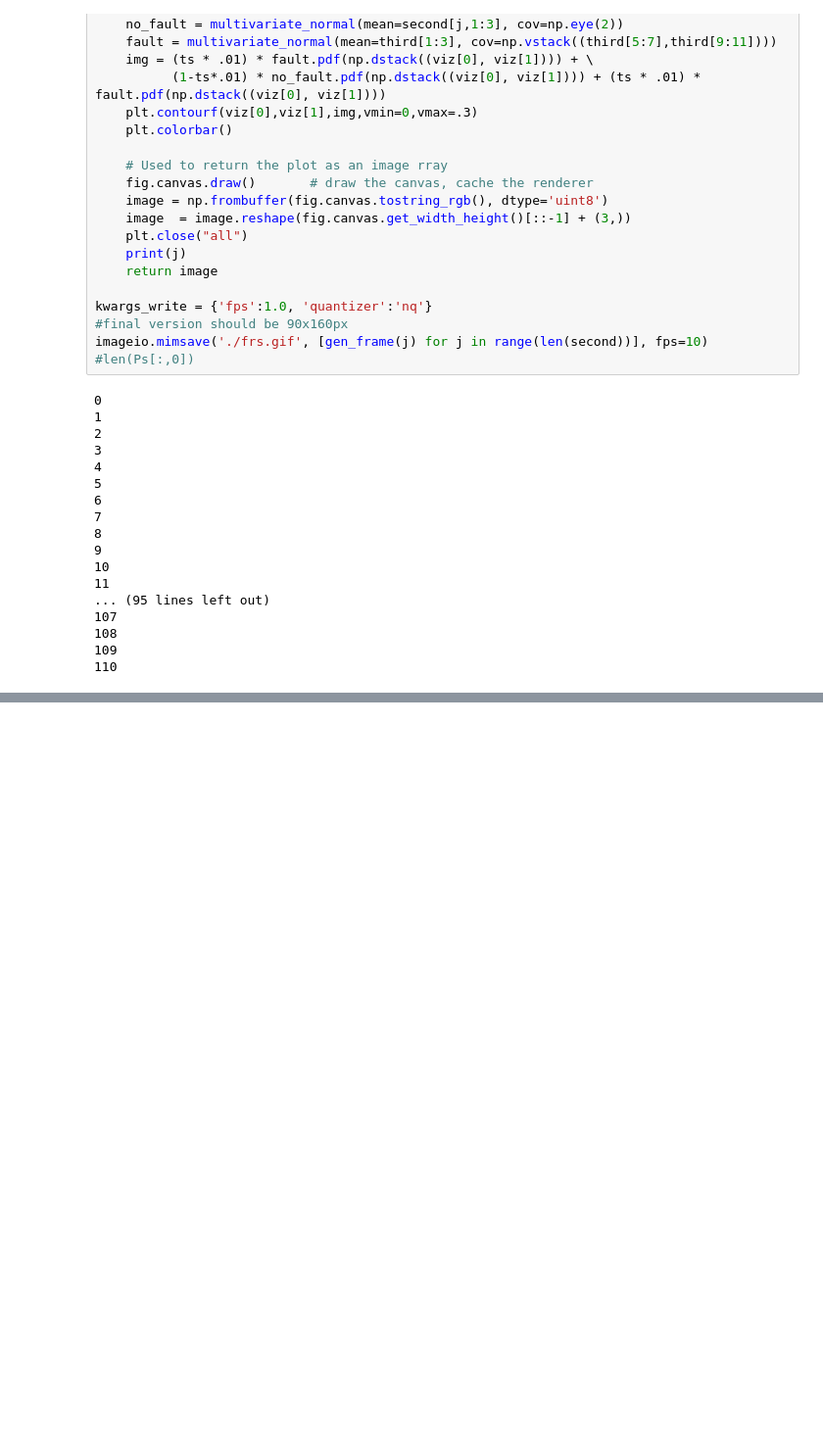
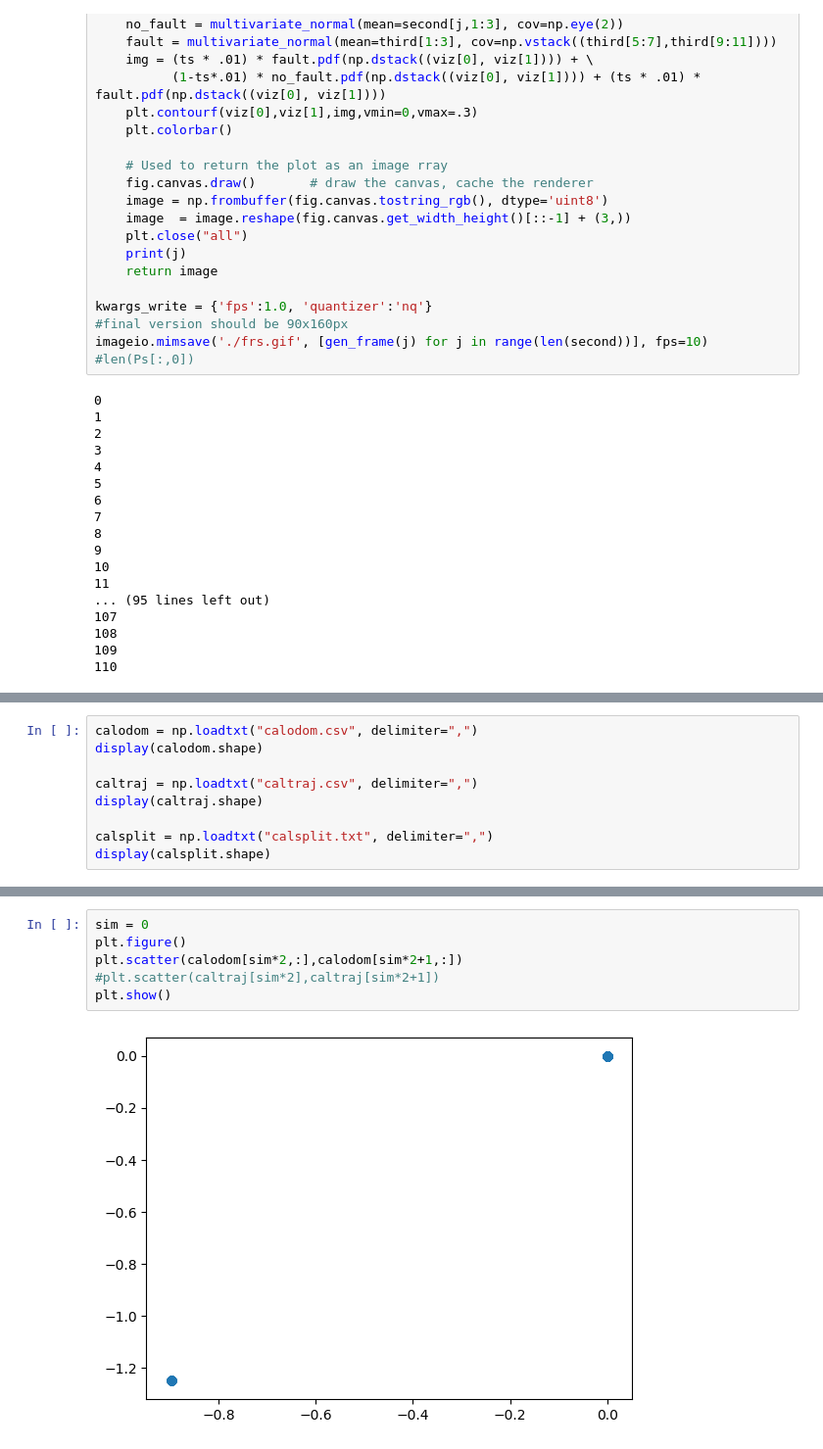
Before and after one commit to Stanford-NavLab/navlab_turtlebot, a Jupyter notebook: navlab_turtlebot_frs/data/Figure Generation.ipynb, the cells around one changed output, grey strips where cells are left out. Shown at 98% size. Cells and saved outputs as stored; diff of their text form; blank space fills up the shorter version.

```diff
--- a/navlab_turtlebot_frs/data/Figure Generation.ipynb
+++ b/navlab_turtlebot_frs/data/Figure Generation.ipynb
@@ -141,0 +146,9 @@ imageio.mimsave('./frs.gif', [gen_frame(j) for j in range(len(second))], fps=10)
+# %%
+calodom = np.loadtxt("calodom.csv", delimiter=",")
+display(calodom.shape)
+
+caltraj = np.loadtxt("caltraj.csv", delimiter=",")
+display(caltraj.shape)
+
+calsplit = np.loadtxt("calsplit.txt", delimiter=",")
+display(calsplit.shape)
@@ -141,0 +174,8 @@ imageio.mimsave('./frs.gif', [gen_frame(j) for j in range(len(second))], fps=10)
+# %%
+sim = 0
+plt.figure()
+plt.scatter(calodom[sim*2,:],calodom[sim*2+1,:])
+#plt.scatter(caltraj[sim*2],caltraj[sim*2+1])
+plt.show()
+# %% [output]
+[figure, added]
```
Also changed, not shown: parts of 7 cells of this notebook, 2 other files.
